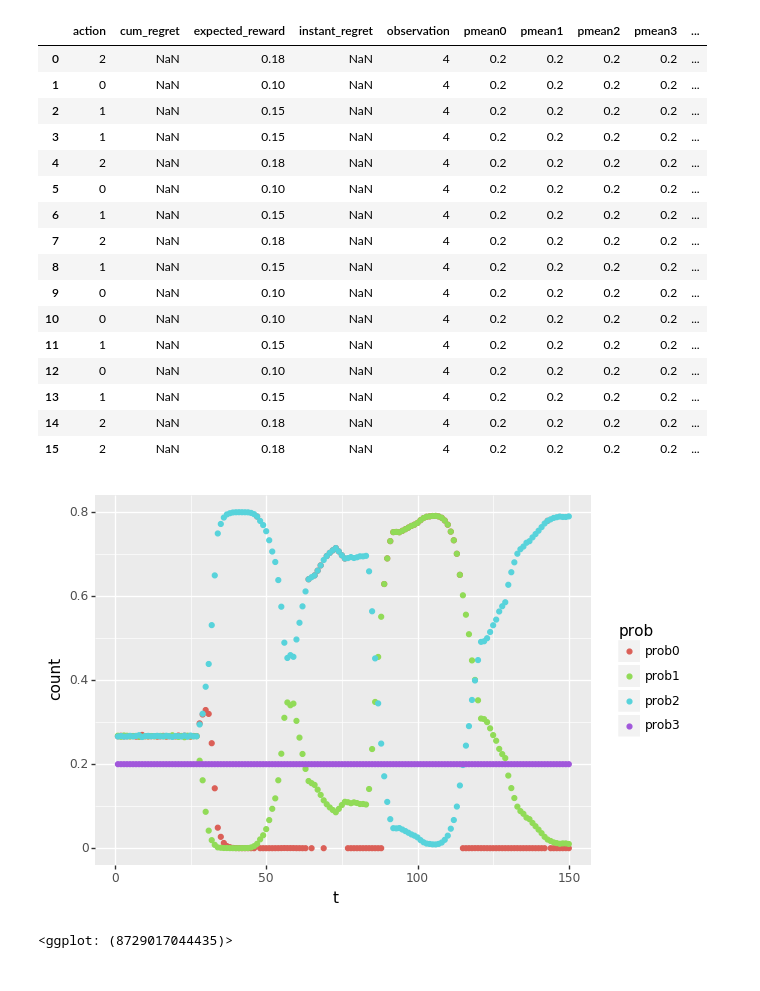
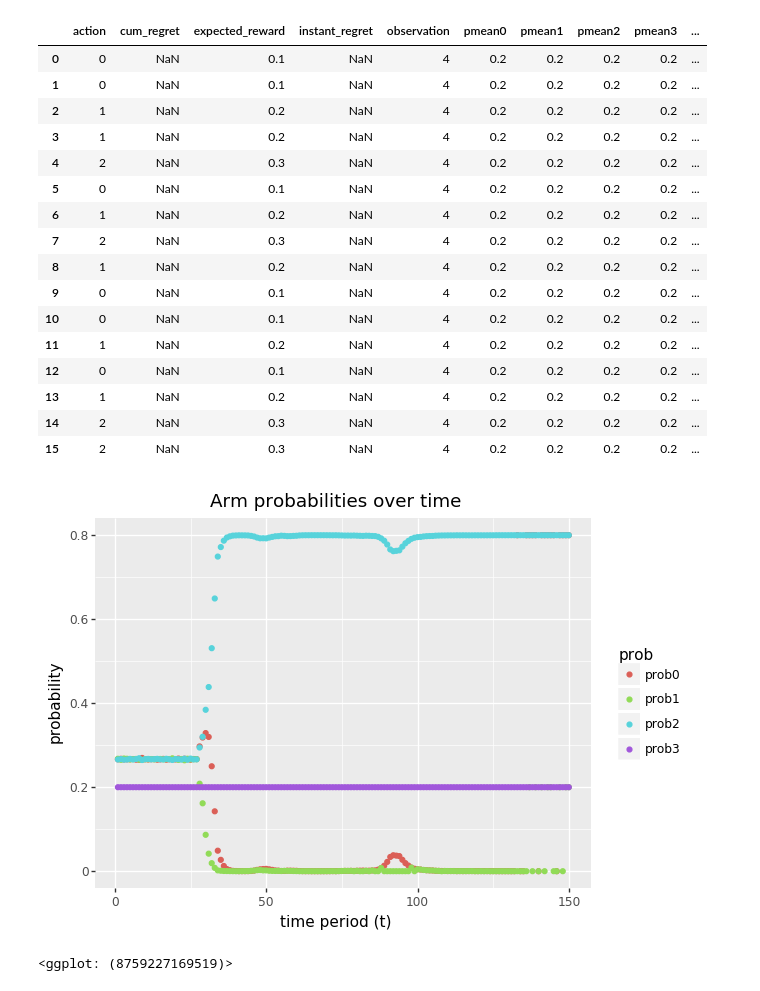
Before and after one commit to Nolski/sheriff, a Jupyter notebook: src/TS_Bandit_test.ipynb, the cells around one changed output. Saved outputs shown, nothing was run; the diff lists cells and outputs as text; code cells hidden in the pictures.

Commit message:
Clean up graphs

```diff
--- a/src/TS_Bandit_test.ipynb
+++ b/src/TS_Bandit_test.ipynb
@@ -31,7 +31,7 @@ sys.path.append(os.getcwd())
 ##############################################################################
 # Running a single experiment
 
-probs = [0.1, 0.15, 0.18, 0.05]
+probs = [0.1, 0.2, 0.3, 0.4]
 n_arm = len(probs)
 n_steps = 150
 seed = 0
@@ -55,36 +55,41 @@ experiment.run_experiment()
 display(experiment.results.head(n=16))
 # %% [output]
 |  | action | cum_regret | expected_reward | instant_regret | observation | pmean0 | pmean1 | pmean2 | pmean3 | ... |
-| 0 | 2 | NaN | 0.18 | NaN | 4 | 0.2 | 0.2 | 0.2 | 0.2 | ... |
-| 1 | 0 | NaN | 0.10 | NaN | 4 | 0.2 | 0.2 | 0.2 | 0.2 | ... |
-| 2 | 1 | NaN | 0.15 | NaN | 4 | 0.2 | 0.2 | 0.2 | 0.2 | ... |
-| 3 | 1 | NaN | 0.15 | NaN | 4 | 0.2 | 0.2 | 0.2 | 0.2 | ... |
-| 4 | 2 | NaN | 0.18 | NaN | 4 | 0.2 | 0.2 | 0.2 | 0.2 | ... |
-| 5 | 0 | NaN | 0.10 | NaN | 4 | 0.2 | 0.2 | 0.2 | 0.2 | ... |
-| 6 | 1 | NaN | 0.15 | NaN | 4 | 0.2 | 0.2 | 0.2 | 0.2 | ... |
-| 7 | 2 | NaN | 0.18 | NaN | 4 | 0.2 | 0.2 | 0.2 | 0.2 | ... |
-| 8 | 1 | NaN | 0.15 | NaN | 4 | 0.2 | 0.2 | 0.2 | 0.2 | ... |
-| 9 | 0 | NaN | 0.10 | NaN | 4 | 0.2 | 0.2 | 0.2 | 0.2 | ... |
-| 10 | 0 | NaN | 0.10 | NaN | 4 | 0.2 | 0.2 | 0.2 | 0.2 | ... |
-| 11 | 1 | NaN | 0.15 | NaN | 4 | 0.2 | 0.2 | 0.2 | 0.2 | ... |
-| 12 | 0 | NaN | 0.10 | NaN | 4 | 0.2 | 0.2 | 0.2 | 0.2 | ... |
-| 13 | 1 | NaN | 0.15 | NaN | 4 | 0.2 | 0.2 | 0.2 | 0.2 | ... |
-| 14 | 2 | NaN | 0.18 | NaN | 4 | 0.2 | 0.2 | 0.2 | 0.2 | ... |
-| 15 | 2 | NaN | 0.18 | NaN | 4 | 0.2 | 0.2 | 0.2 | 0.2 | ... |
+| 0 | 0 | NaN | 0.1 | NaN | 4 | 0.2 | 0.2 | 0.2 | 0.2 | ... |
+| 1 | 0 | NaN | 0.1 | NaN | 4 | 0.2 | 0.2 | 0.2 | 0.2 | ... |
+| 2 | 1 | NaN | 0.2 | NaN | 4 | 0.2 | 0.2 | 0.2 | 0.2 | ... |
+| 3 | 1 | NaN | 0.2 | NaN | 4 | 0.2 | 0.2 | 0.2 | 0.2 | ... |
+| 4 | 2 | NaN | 0.3 | NaN | 4 | 0.2 | 0.2 | 0.2 | 0.2 | ... |
+| 5 | 0 | NaN | 0.1 | NaN | 4 | 0.2 | 0.2 | 0.2 | 0.2 | ... |
+| 6 | 1 | NaN | 0.2 | NaN | 4 | 0.2 | 0.2 | 0.2 | 0.2 | ... |
+| 7 | 2 | NaN | 0.3 | NaN | 4 | 0.2 | 0.2 | 0.2 | 0.2 | ... |
+| 8 | 1 | NaN | 0.2 | NaN | 4 | 0.2 | 0.2 | 0.2 | 0.2 | ... |
+| 9 | 0 | NaN | 0.1 | NaN | 4 | 0.2 | 0.2 | 0.2 | 0.2 | ... |
+| 10 | 0 | NaN | 0.1 | NaN | 4 | 0.2 | 0.2 | 0.2 | 0.2 | ... |
+| 11 | 1 | NaN | 0.2 | NaN | 4 | 0.2 | 0.2 | 0.2 | 0.2 | ... |
+| 12 | 0 | NaN | 0.1 | NaN | 4 | 0.2 | 0.2 | 0.2 | 0.2 | ... |
+| 13 | 1 | NaN | 0.2 | NaN | 4 | 0.2 | 0.2 | 0.2 | 0.2 | ... |
+| 14 | 2 | NaN | 0.3 | NaN | 4 | 0.2 | 0.2 | 0.2 | 0.2 | ... |
+| 15 | 2 | NaN | 0.3 | NaN | 4 | 0.2 | 0.2 | 0.2 | 0.2 | ... |
 # %%
 series = ['prob{}'.format(i) for i in range(n_arm)]
 df = experiment.results.melt(
     id_vars=['t'],
     value_vars=series,
     var_name='prob',
     value_name='count'
 )
 
-probabilities = (ggplot(df) + aes('t', 'count', color='prob', group='prob') + geom_point())
+probabilities = (ggplot(df)
+                 + aes('t', 'count', color='prob', group='prob')
+                 + gg.labels.ggtitle('Arm probabilities over time')
+                 + gg.xlab('time period (t)')
+                 + gg.ylab('probability')
+                 + geom_point())
 display(probabilities)
 # %% [output]
-[figure, old version]
+[figure, new version]
-<ggplot: (8729017044435)>
+<ggplot: (8759227169519)>
 # %%
 series = ['pmean{}'.format(i) for i in range(n_arm)]
 df = experiment.results.melt(
```
Also changed, not shown: parts of 4 cells of this notebook.
